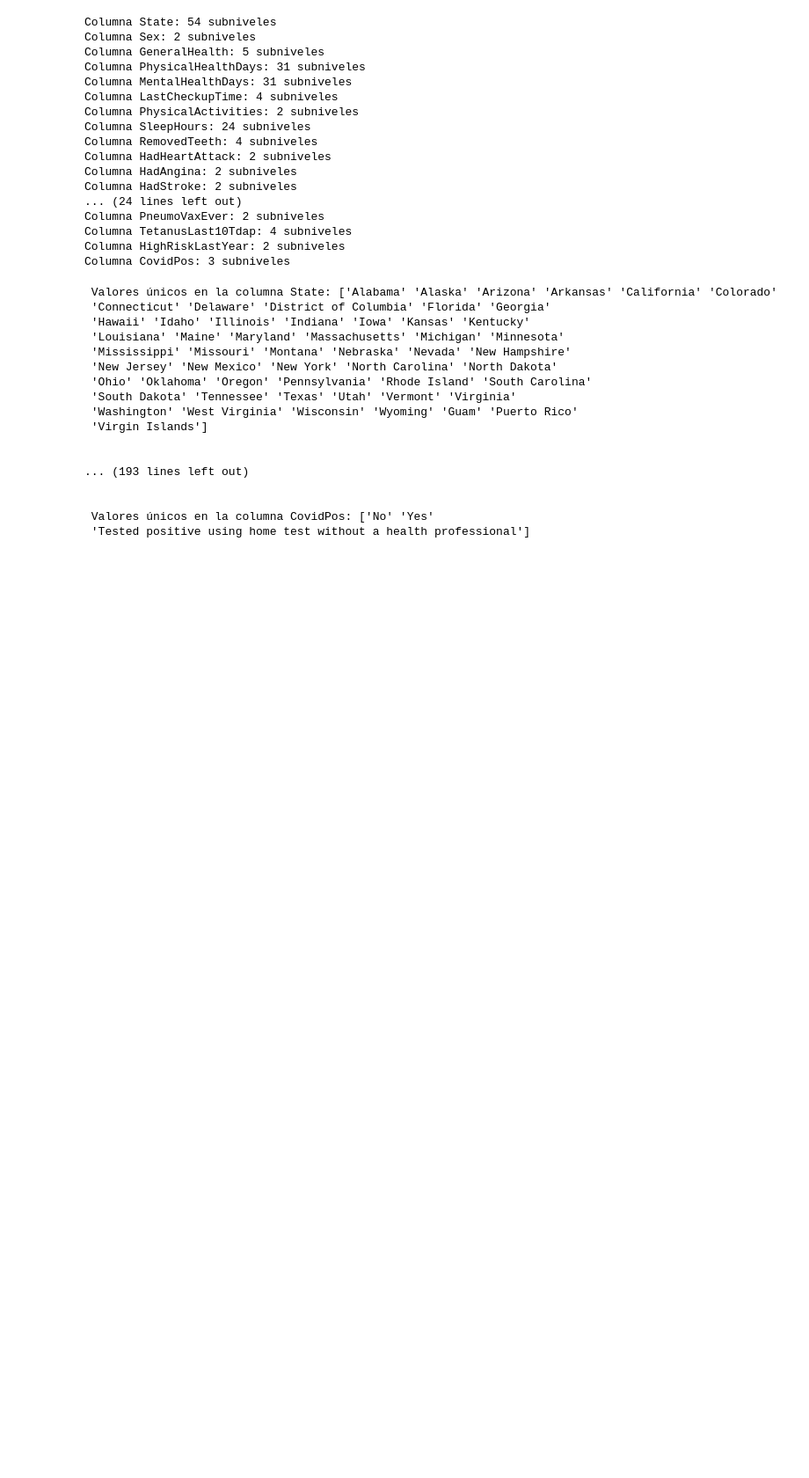
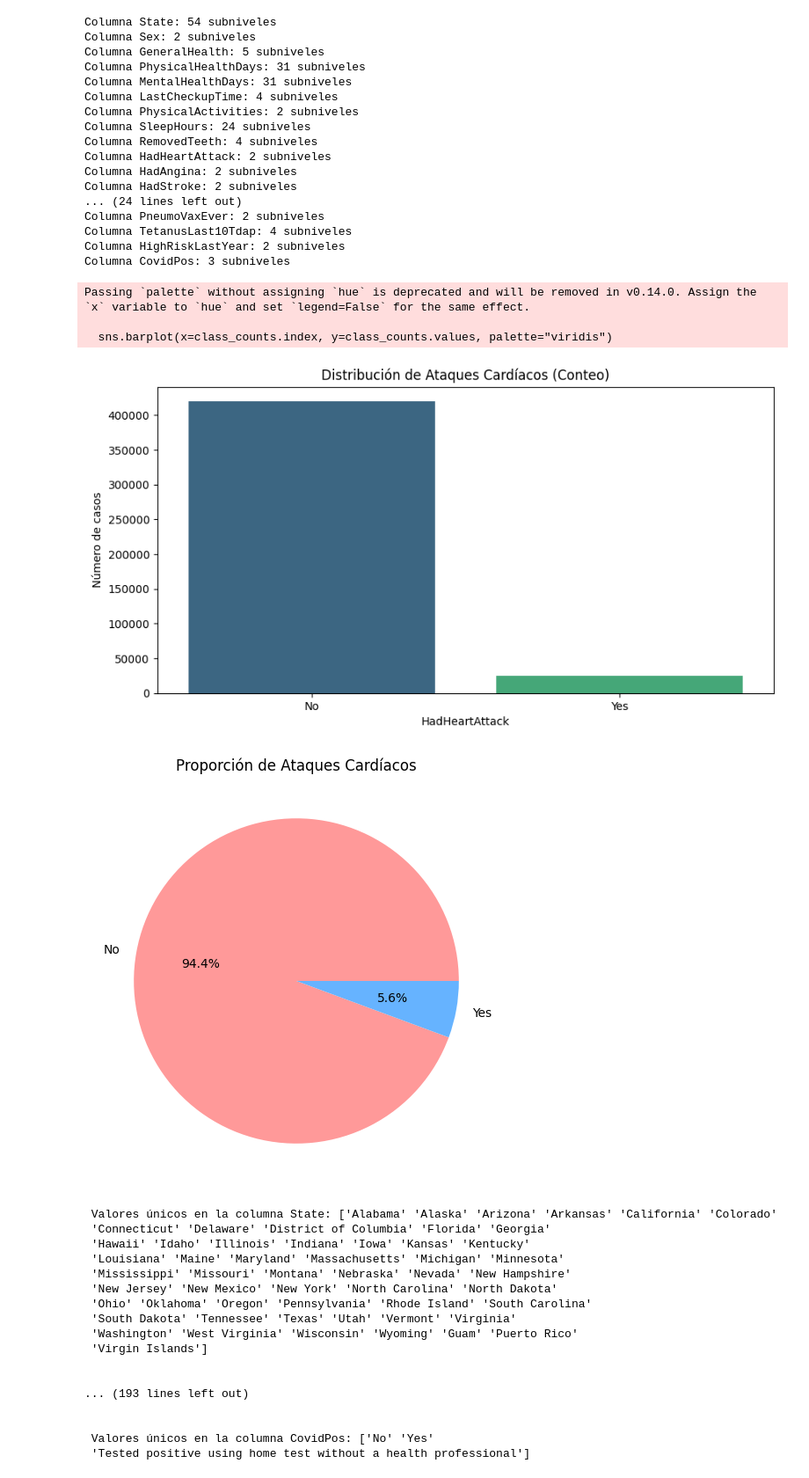
Before and after one commit to DiegoLuis62/Ciencias-de-datos---PF, a Jupyter notebook: Heart_Disease_Cleanse.ipynb, the cells around one changed output. Shown at 88% size. Drawn from its saved outputs; the diff is of its cells as text; code cells hidden in the pictures; blank space fills up the shorter version.

```diff
--- a/Heart_Disease_Cleanse.ipynb
+++ b/Heart_Disease_Cleanse.ipynb
@@ -395,6 +395,32 @@ Columna PneumoVaxEver: 2 subniveles
 Columna TetanusLast10Tdap: 4 subniveles
 Columna HighRiskLastYear: 2 subniveles
 Columna CovidPos: 3 subniveles
+# %%
+import matplotlib.pyplot as plt
+import seaborn as sns
+
+# 1. Conteo de clases
+class_counts = df_imputado['HadHeartAttack'].value_counts()
+
+# 2. Gráfico de barras
+plt.figure(figsize=(10, 5))
+sns.barplot(x=class_counts.index, y=class_counts.values, palette="viridis")
+plt.title("Distribución de Ataques Cardíacos (Conteo)")
+plt.xlabel("HadHeartAttack")
+plt.ylabel("Número de casos")
+plt.show()
+
+# 3. Gráfico de pastel (porcentajes)
+plt.figure(figsize=(6, 6))
+plt.pie(class_counts, labels=class_counts.index, autopct='%1.1f%%', colors=['#ff9999','#66b3ff'])
+plt.title("Proporción de Ataques Cardíacos")
+plt.show()
+# %% [output]
+Passing `palette` without assigning `hue` is deprecated and will be removed in v0.14.0. Assign the `x` variable to `hue` and set `legend=False` for the same effect.
+
+  sns.barplot(x=class_counts.index, y=class_counts.values, palette="viridis")
+[figure, added]
+[figure, added]
 # %%
 # Obtener valores únicos de todas las columnas en df_imputado
 for col in df_imputado.columns:
```
Also changed, not shown: parts of 19 cells of this notebook.
